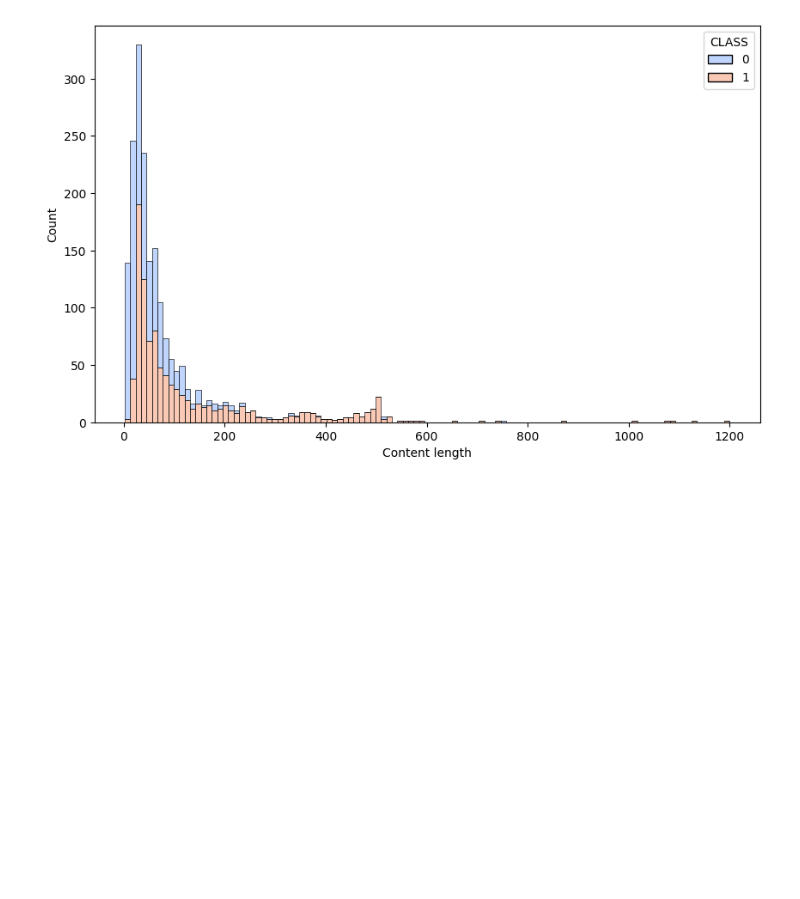
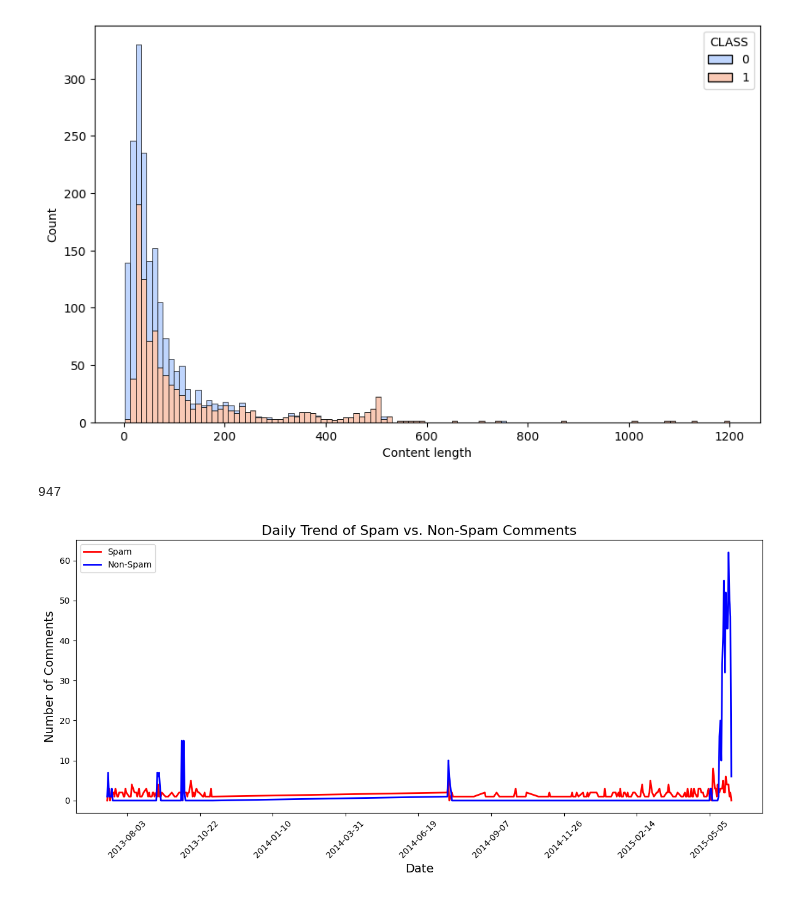
Before and after one commit to sudam802/NLP_tutorials, a Jupyter notebook: youtueb_spam_classifier.ipynb, the cells around one changed output. Cells and saved outputs as stored; diff of their text form; code cells hidden in the pictures; blank space fills up the shorter version.

```diff
--- a/youtueb_spam_classifier.ipynb
+++ b/youtueb_spam_classifier.ipynb
@@ -109,0 +112,24 @@ plt.show()
+# %%
+df_copy=df.copy()
+df_copy['Date'] = pd.to_datetime(df_copy['DATE'], format='%Y-%m-%dT%H:%M:%S.%f', errors='coerce')
+nan_count=df_copy['Date'].dt.date.isna().sum()
+print(nan_count)
+daily_counts = df_copy.groupby([df_copy['Date'].dt.date, 'CLASS']).size().unstack(fill_value=0)
+
+# Plot the daily trend of spam and non-spam comments
+plt.figure(figsize=(12, 6))
+plt.plot(daily_counts.index, daily_counts[1], label='Spam', color='red', linewidth=2)
+plt.plot(daily_counts.index, daily_counts[0], label='Non-Spam', color='blue', linewidth=2)
+plt.title('Daily Trend of Spam vs. Non-Spam Comments', fontsize=16)
+plt.xlabel('Date', fontsize=14)
+plt.ylabel('Number of Comments', fontsize=14)
+plt.xticks(rotation=45, fontsize=10)
+plt.legend()
+
+# Show date intervals for better readability
+plt.gca().xaxis.set_major_locator(plt.MaxNLocator(nbins=10))  # Adjust number of date ticks on x-axis
+plt.tight_layout()
+plt.show()
+# %% [output]
+947
+[figure, added]
```
Also changed, not shown: parts of 4 cells of this notebook.
